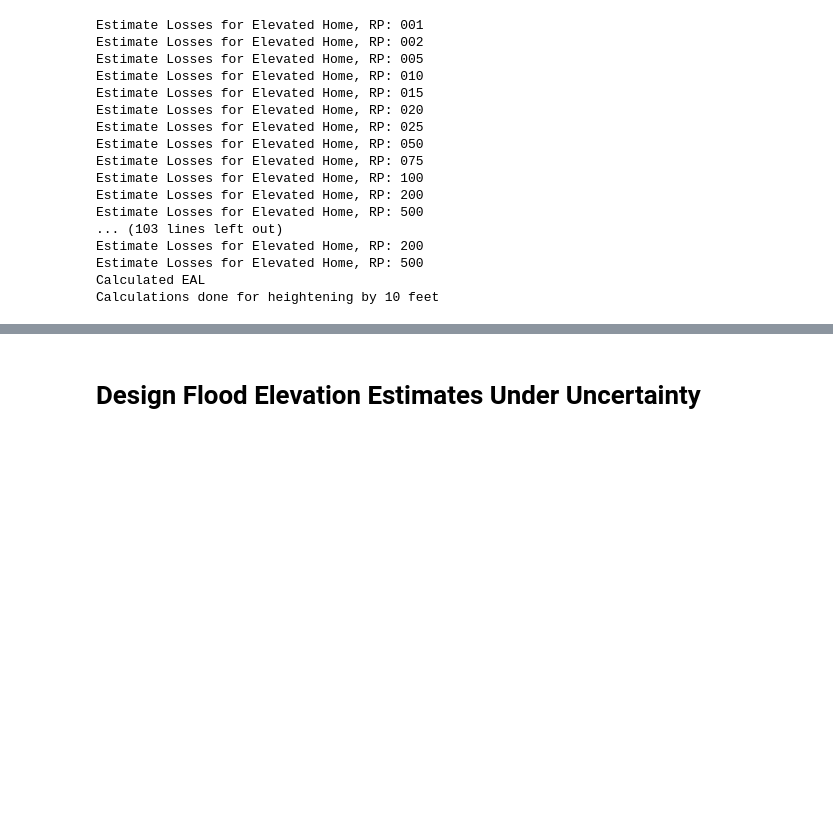
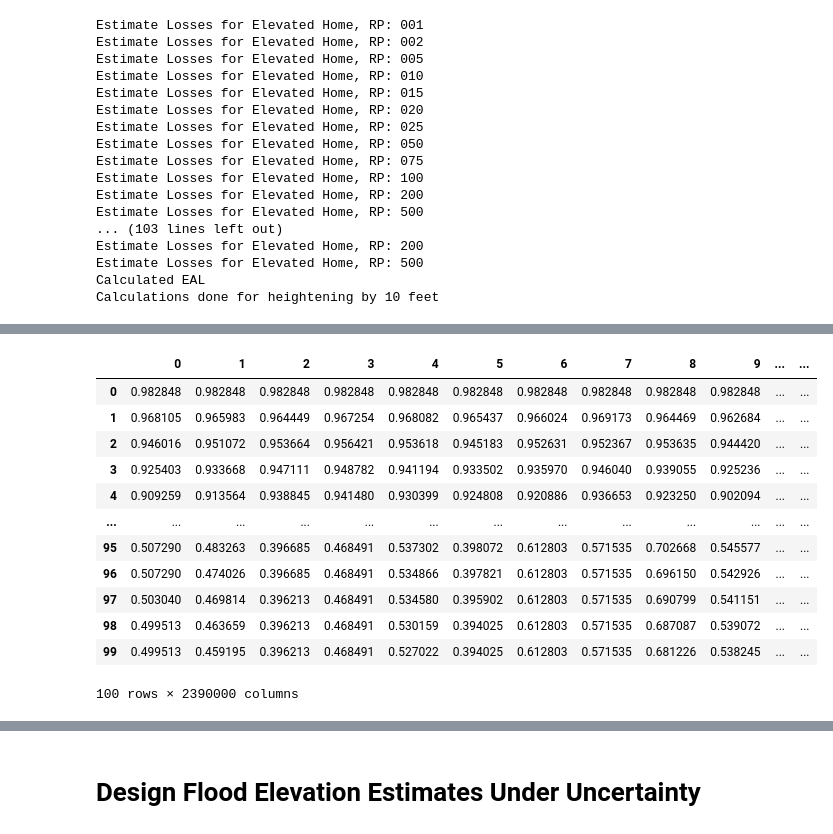
Before and after one commit to abpoll/gc_elev, a Jupyter notebook: workflow/notebooks/optimal_elev.ipynb, the cells around one changed output, grey strips where cells are left out. Saved outputs shown, nothing was run; the diff lists cells and outputs as text; code cells hidden in the pictures; blank space fills up the shorter version.

```diff
--- a/workflow/notebooks/optimal_elev.ipynb
+++ b/workflow/notebooks/optimal_elev.ipynb
@@ -264,6 +318,36 @@ e_c_ens.to_parquet(elev_ens_filep)
 ens_df['fnd_type'] = np.where(ens_df['found_type'] == 'S',
                               'S',
                               'B')
+# %%
+# We're going to make a lifetime_mask and dr_matrix
+# to calculate present values of potential heightenings - the avoided
+# losses as well as the residual risk
+# Prepare lifetime mask and matrix for discount factors
+
+# Use the lifetime series to create a mask
+# Can adapt this code
+# https://stackoverflow.com/questions/55190295/
+# create-a-2-d-mask-from-a-1-d-numpy-array
+# This code is complex, so I want to explain what is happening. You
+# can also look at the stackoverflow link which provides helpful
+# information.
+# So, let's start from the inside out. The first command
+# is np.less.outer(lifetime, np.arange(100))
+# This takes the lifetime array, which is N_SOW in length
+# and broadcasts that with outer into a N_SOW*100 shape 2d array
+# 100 is the max lifetime we consider since discount rates are
+# projected through 2100. We're comparing the values in lifetime
+# to the values in the np.arange(100) array, and when the lifetime
+# value is less, the element is assigned True. This creates
+# a mask of True/False values which we need to match up to
+# our 100x2390000 matrix of eal_avoid values. We do this first by
+# transposing, then tiling along the columns the same number
+# of times as we have structures in our sample.
+lifetime_mask = np.tile(np.less.outer(lifetime, np.arange(100)).T,
+                        (1, len(ens_df['fd_id'].unique())))
+
+# discount factor matrix
+dr_matrix = np.tile(dr_factors, (1, len(ens_df['fd_id'].unique())))
 # %%
 # Loop through possible heightenings of 3 through 10 feet, inclusive
 # For each of these, add that value to each column in depth_ffe_*
@@ -423,0 +537,16 @@ Calculations done for heightening by 10 feet
+# %%
+pd.DataFrame(dr_matrix)
+# %% [output]
+|  | 0 | 1 | 2 | 3 | 4 | 5 | 6 | 7 | 8 | 9 | ... | ... |
+| 0 | 0.982848 | 0.982848 | 0.982848 | 0.982848 | 0.982848 | 0.982848 | 0.982848 | 0.982848 | 0.982848 | 0.982848 | ... | ... |
+| 1 | 0.968105 | 0.965983 | 0.964449 | 0.967254 | 0.968082 | 0.965437 | 0.966024 | 0.969173 | 0.964469 | 0.962684 | ... | ... |
+| 2 | 0.946016 | 0.951072 | 0.953664 | 0.956421 | 0.953618 | 0.945183 | 0.952631 | 0.952367 | 0.953635 | 0.944420 | ... | ... |
+| 3 | 0.925403 | 0.933668 | 0.947111 | 0.948782 | 0.941194 | 0.933502 | 0.935970 | 0.946040 | 0.939055 | 0.925236 | ... | ... |
+| 4 | 0.909259 | 0.913564 | 0.938845 | 0.941480 | 0.930399 | 0.924808 | 0.920886 | 0.936653 | 0.923250 | 0.902094 | ... | ... |
+| ... | ... | ... | ... | ... | ... | ... | ... | ... | ... | ... | ... | ... |
+| 95 | 0.507290 | 0.483263 | 0.396685 | 0.468491 | 0.537302 | 0.398072 | 0.612803 | 0.571535 | 0.702668 | 0.545577 | ... | ... |
+| 96 | 0.507290 | 0.474026 | 0.396685 | 0.468491 | 0.534866 | 0.397821 | 0.612803 | 0.571535 | 0.696150 | 0.542926 | ... | ... |
+| 97 | 0.503040 | 0.469814 | 0.396213 | 0.468491 | 0.534580 | 0.395902 | 0.612803 | 0.571535 | 0.690799 | 0.541151 | ... | ... |
+| 98 | 0.499513 | 0.463659 | 0.396213 | 0.468491 | 0.530159 | 0.394025 | 0.612803 | 0.571535 | 0.687087 | 0.539072 | ... | ... |
+| 99 | 0.499513 | 0.459195 | 0.396213 | 0.468491 | 0.527022 | 0.394025 | 0.612803 | 0.571535 | 0.681226 | 0.538245 | ... | ... |
+100 rows × 2390000 columns
```
Also changed, not shown: parts of 11 cells of this notebook, 1 other file.
